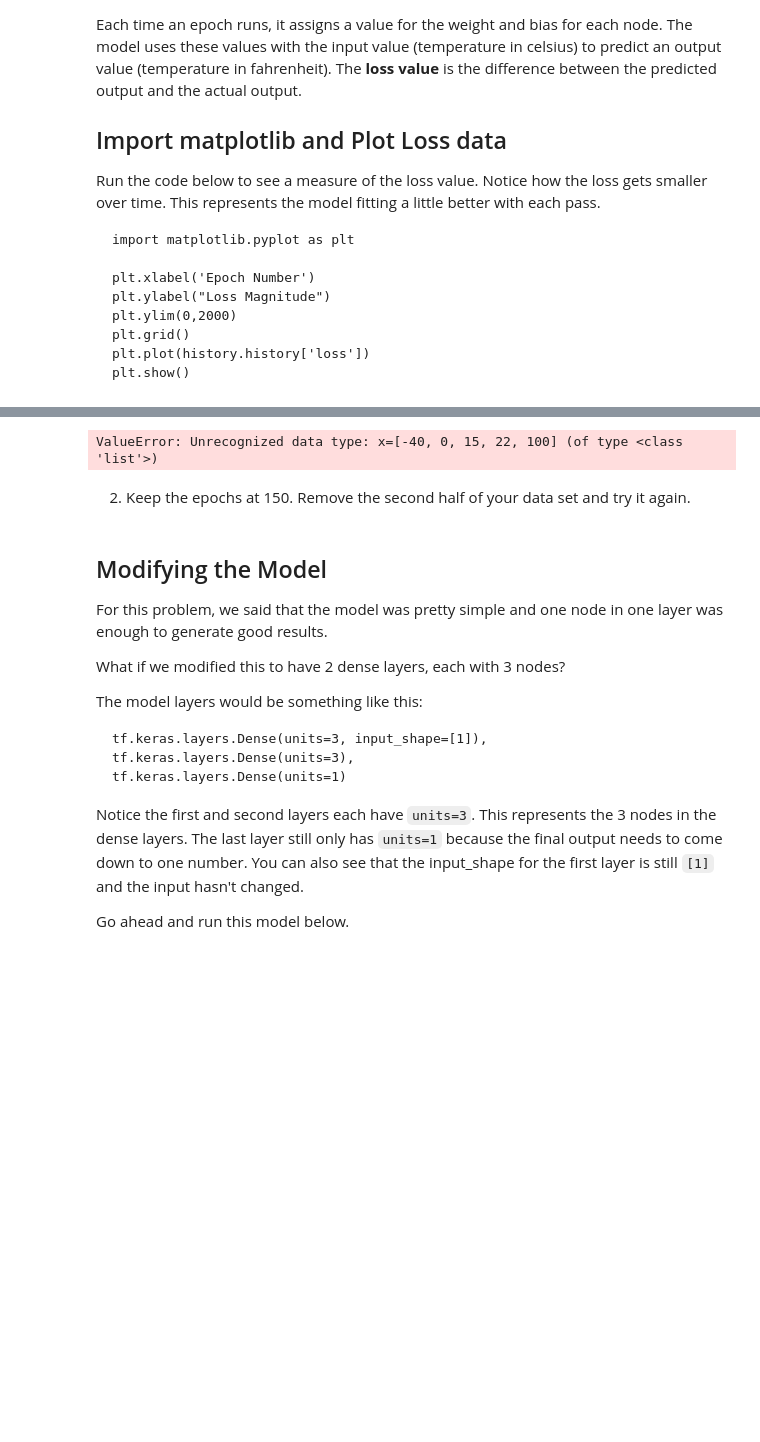
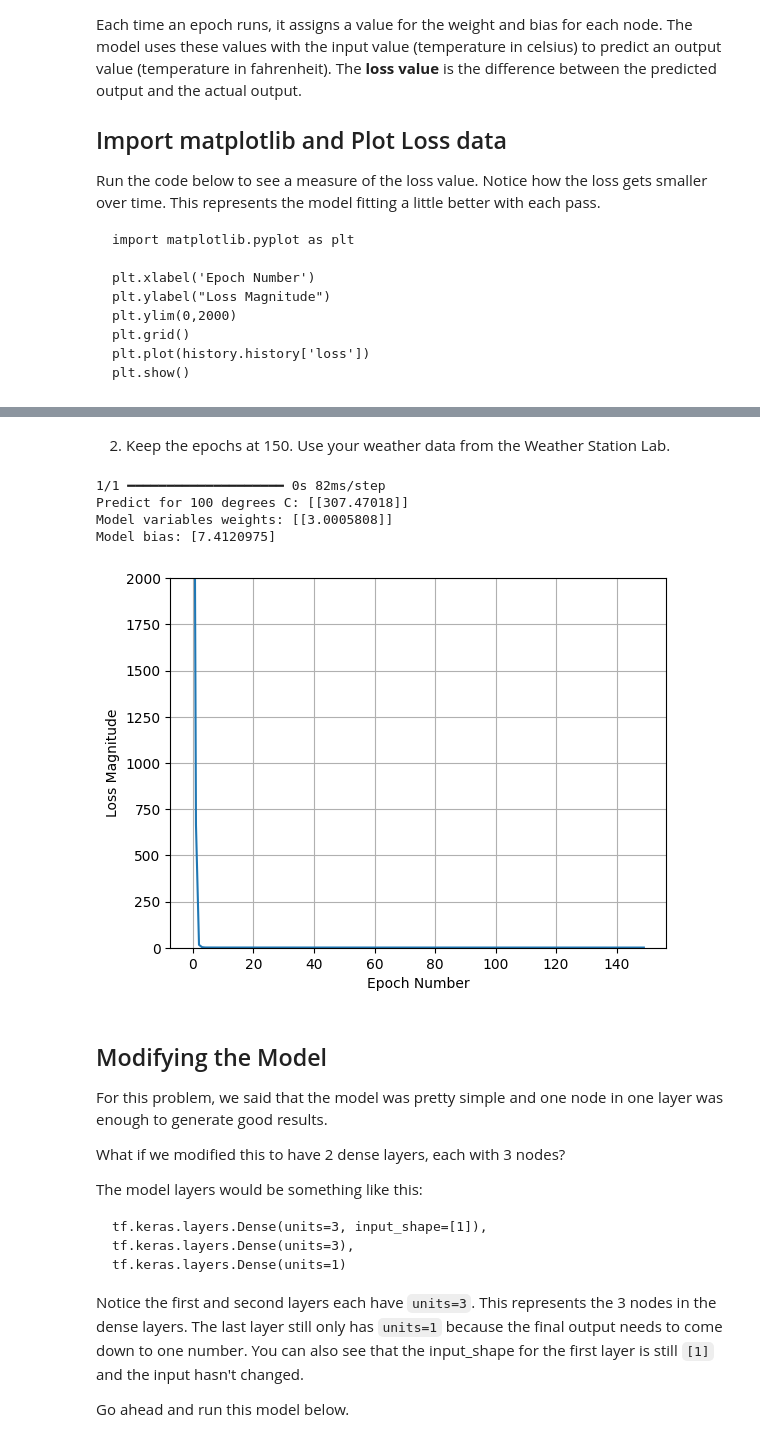
Before and after one commit to gormes-EPIC/TemperatureTensorFlow, a Jupyter notebook: TemperatureModelTensorFlow.ipynb, the cells around one changed output, grey strips where cells are left out. Cells and saved outputs as stored; diff of their text form; code cells hidden in the pictures; blank space fills up the shorter version.

```diff
--- a/TemperatureModelTensorFlow.ipynb
+++ b/TemperatureModelTensorFlow.ipynb
@@ -183,30 +247,36 @@ For each of these, you will want to compare two things:
+# %% [markdown]
+2. Keep the epochs at 150. Use your weather data from the Weather Station Lab.
 # %%
-# First Adjustment
-celsius_input = [-40, 0, 15, 22, 100]
-fahren_output = [-40, 32, 59, 72, 212]
+df = pd.read_csv("weather.csv")
+X = df[['temp_c']]
+y = df['temp_f']
 
 model = tf.keras.Sequential([
     tf.keras.layers.Dense(units=1, input_shape=[1])
     ])
 
 model.compile(loss="mean_squared_error", optimizer=tf.keras.optimizers.Adam(0.1))
-# Update the number of Epochs in this model
-history = model.fit(celsius_input, fahren_output, epochs=150, verbose=False)
+history = model.fit(X, y, epochs=150, verbose=False)
 
-print("Predict for 100 degrees C: " + str(model.predict([100])))
+
+prediction = [100]
+df = pd.DataFrame({'Celsius': prediction,})
+print("Predict for 100 degrees C: " + str(model.predict(df[['Celsius']] )))
 print ("Model variables weights: " + str(model.layers[0].get_weights()[0]))
 print ("Model bias: " + str(model.layers[0].get_weights()[1]))
 
 plt.xlabel('Epoch Number')
 plt.ylabel("Loss Magnitude")
 plt.ylim(0,2000)
 plt.grid()
 plt.plot(history.history['loss'])
 plt.show()
 # %% [output]
-ValueError: Unrecognized data type: x=[-40, 0, 15, 22, 100] (of type <class 'list'>)
+1/1 ━━━━━━━━━━━━━━━━━━━━ 0s 82ms/step
+Predict for 100 degrees C: [[307.47018]]
+Model variables weights: [[3.0005808]]
+Model bias: [7.4120975]
+[figure, added]
-# %% [markdown]
-2. Keep the epochs at 150. Remove the second half of your data set and try it again.
 # %% [markdown]
 ##  Modifying the Model
 
```
Also changed, not shown: parts of 11 cells of this notebook, 2 other files.
